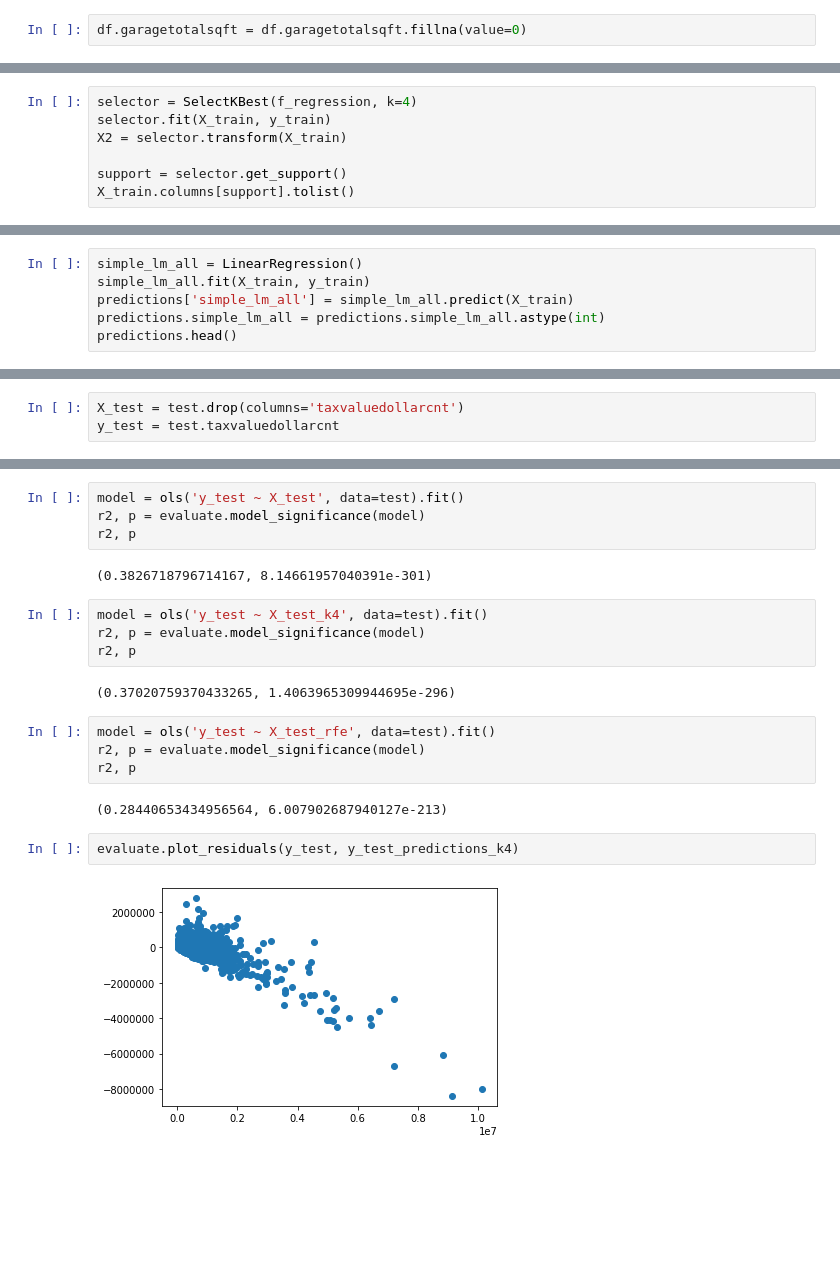
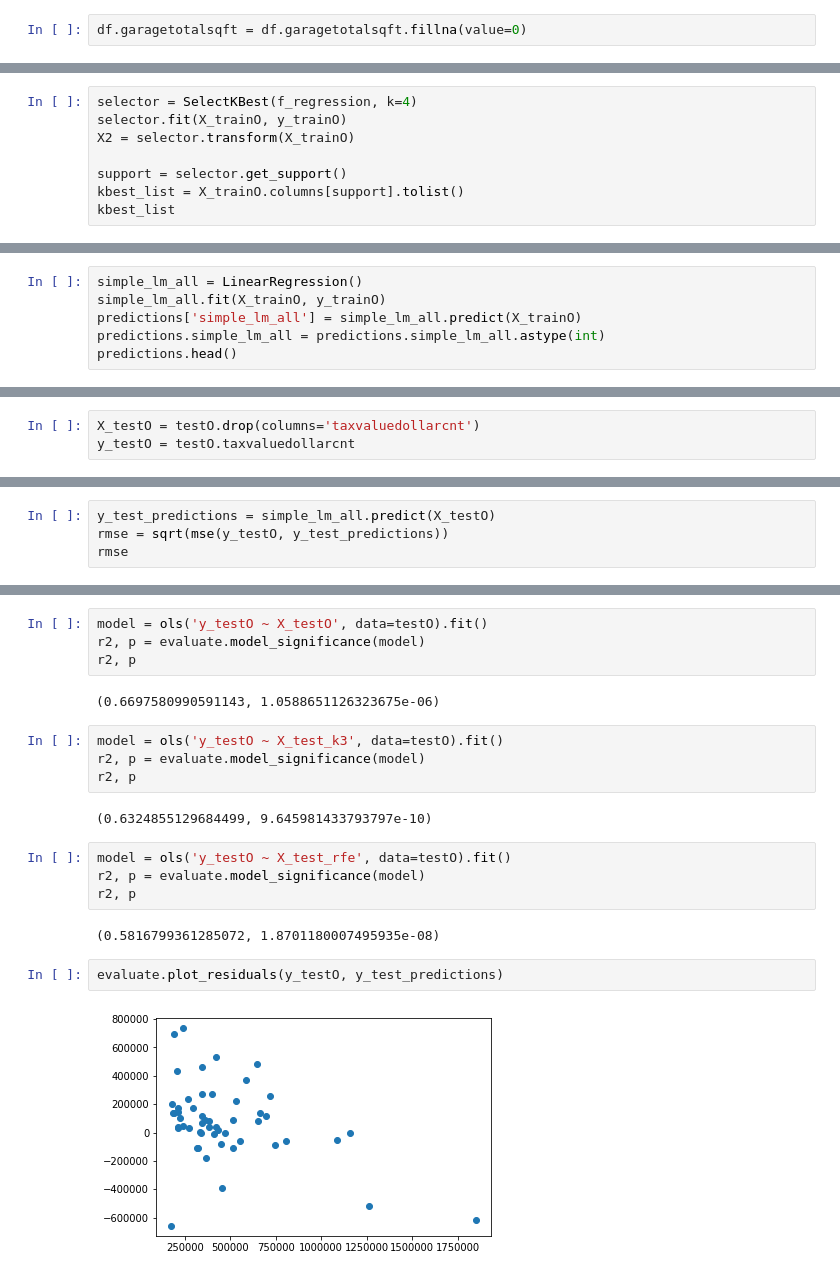
Before and after one commit to CameronGTaylor/zillow_project, a Jupyter notebook: zillow_extended.ipynb, the cells around one changed output, grey strips where cells are left out. Cells and saved outputs as stored; diff of their text form; blank space fills up the shorter version.

Commit message:
Update extended exercise file with county and neighborhood data

```diff
--- a/zillow_extended.ipynb
+++ b/zillow_extended.ipynb
@@ -133,8 +189,9 @@ y_train = train.taxvaluedollarcnt
 # %%
 selector = SelectKBest(f_regression, k=4)
-selector.fit(X_train, y_train)
-X2 = selector.transform(X_train)
+selector.fit(X_trainO, y_trainO)
+X2 = selector.transform(X_trainO)
 
 support = selector.get_support()
-X_train.columns[support].tolist()
+kbest_list = X_trainO.columns[support].tolist()
+kbest_list
 # %% [output]
@@ -170,7 +228,7 @@ predictions.head()
 # %%
 simple_lm_all = LinearRegression()
-simple_lm_all.fit(X_train, y_train)
-predictions['simple_lm_all'] = simple_lm_all.predict(X_train)
+simple_lm_all.fit(X_trainO, y_trainO)
+predictions['simple_lm_all'] = simple_lm_all.predict(X_trainO)
 predictions.simple_lm_all = predictions.simple_lm_all.astype(int)
 predictions.head()
 # %% [output]
@@ -225,4 +282,4 @@ rfe             628860.768
 dtype: float64
 # %%
-X_test = test.drop(columns='taxvaluedollarcnt')
-y_test = test.taxvaluedollarcnt
+X_testO = testO.drop(columns='taxvaluedollarcnt')
+y_testO = testO.taxvaluedollarcnt
@@ -237,0 +286,4 @@ k3_rmse
+# %%
+y_test_predictions = simple_lm_all.predict(X_testO)
+rmse = sqrt(mse(y_testO, y_test_predictions))
+rmse
@@ -247,22 +308,22 @@ rfe_rmse
 # %%
-model = ols('y_test ~ X_test', data=test).fit()
+model = ols('y_testO ~ X_testO', data=testO).fit()
 r2, p = evaluate.model_significance(model)
 r2, p
 # %% [output]
-(0.3826718796714167, 8.14661957040391e-301)
+(0.6697580990591143, 1.0588651126323675e-06)
 # %%
-model = ols('y_test ~ X_test_k4', data=test).fit()
+model = ols('y_testO ~ X_test_k3', data=testO).fit()
 r2, p = evaluate.model_significance(model)
 r2, p
 # %% [output]
-(0.37020759370433265, 1.4063965309944695e-296)
+(0.6324855129684499, 9.645981433793797e-10)
 # %%
-model = ols('y_test ~ X_test_rfe', data=test).fit()
+model = ols('y_testO ~ X_test_rfe', data=testO).fit()
 r2, p = evaluate.model_significance(model)
 r2, p
 # %% [output]
-(0.28440653434956564, 6.007902687940127e-213)
+(0.5816799361285072, 1.8701180007495935e-08)
 # %%
-evaluate.plot_residuals(y_test, y_test_predictions_k4)
+evaluate.plot_residuals(y_testO, y_test_predictions)
 # %% [output]
-[figure, old version]
+[figure, new version]
```
Also changed, not shown: parts of 38 cells of this notebook.
